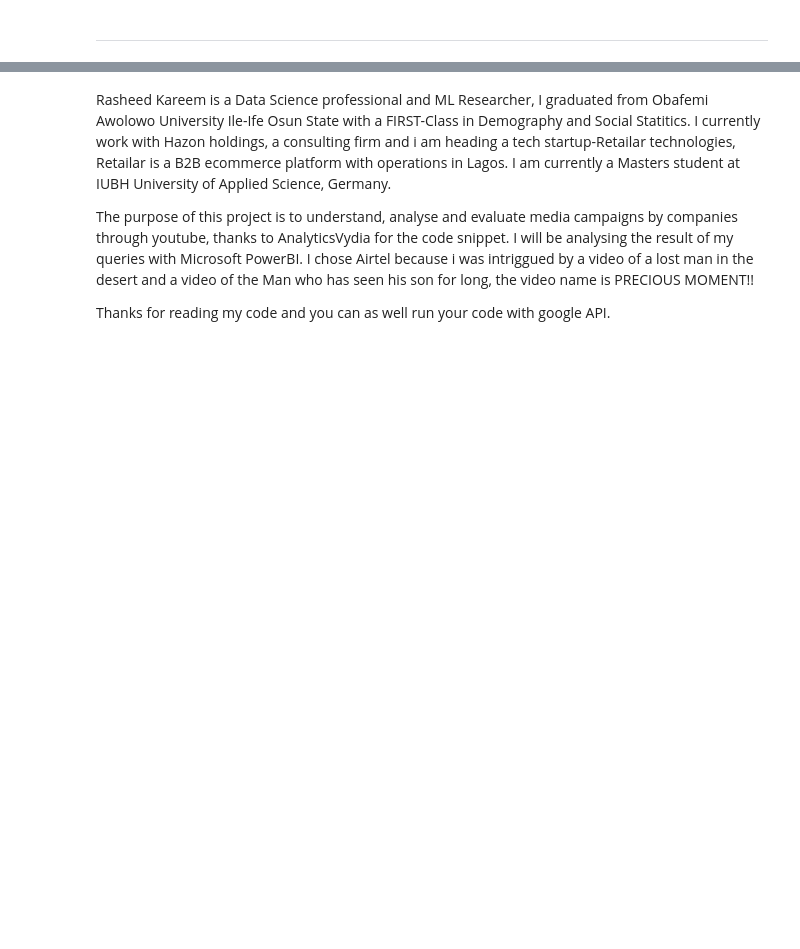
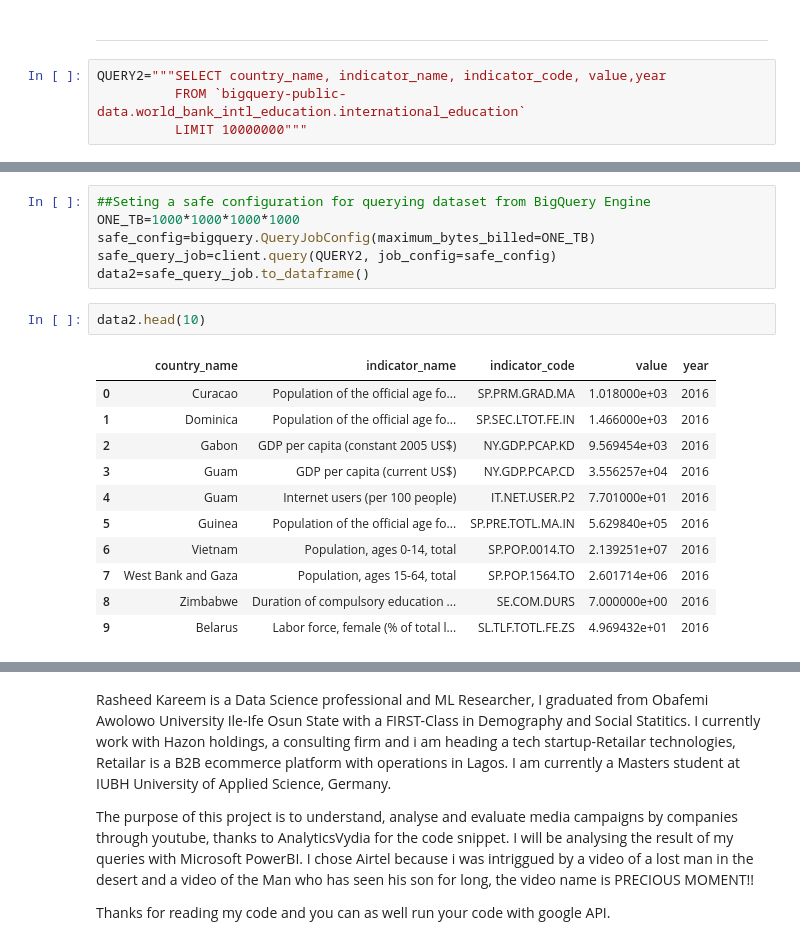
Before and after one commit to kareemrasheed89/RasheedRepository, a Jupyter notebook: Google_BigQuery_With_SQL.ipynb, the cells around one changed output, grey strips where cells are left out. Drawn from its saved outputs; the diff is of its cells as text; blank space fills up the shorter version.

```diff
--- a/Google_BigQuery_With_SQL.ipynb
+++ b/Google_BigQuery_With_SQL.ipynb
@@ -138,2 +189,6 @@ memory usage: 209.1+ KB
 # %% [markdown]
 ____________________________________________________________________________________________________________
+# %%
+QUERY2="""SELECT country_name, indicator_name, indicator_code, value,year
+          FROM `bigquery-public-data.world_bank_intl_education.international_education`
+          LIMIT 10000000"""
@@ -139,0 +202,20 @@ ________________________________________________________________________________
+# %%
+##Seting a safe configuration for querying dataset from BigQuery Engine
+ONE_TB=1000*1000*1000*1000
+safe_config=bigquery.QueryJobConfig(maximum_bytes_billed=ONE_TB)
+safe_query_job=client.query(QUERY2, job_config=safe_config)
+data2=safe_query_job.to_dataframe()
+# %%
+data2.head(10)
+# %% [output]
+|  | country_name | indicator_name | indicator_code | value | year |
+| 0 | Curacao | Population of the official age fo... | SP.PRM.GRAD.MA | 1.018000e+03 | 2016 |
+| 1 | Dominica | Population of the official age fo... | SP.SEC.LTOT.FE.IN | 1.466000e+03 | 2016 |
+| 2 | Gabon | GDP per capita (constant 2005 US$) | NY.GDP.PCAP.KD | 9.569454e+03 | 2016 |
+| 3 | Guam | GDP per capita (current US$) | NY.GDP.PCAP.CD | 3.556257e+04 | 2016 |
+| 4 | Guam | Internet users (per 100 people) | IT.NET.USER.P2 | 7.701000e+01 | 2016 |
+| 5 | Guinea | Population of the official age fo... | SP.PRE.TOTL.MA.IN | 5.629840e+05 | 2016 |
+| 6 | Vietnam | Population, ages 0-14, total | SP.POP.0014.TO | 2.139251e+07 | 2016 |
+| 7 | West Bank and Gaza | Population, ages 15-64, total | SP.POP.1564.TO | 2.601714e+06 | 2016 |
+| 8 | Zimbabwe | Duration of compulsory education ... | SE.COM.DURS | 7.000000e+00 | 2016 |
+| 9 | Belarus | Labor force, female (% of total l... | SL.TLF.TOTL.FE.ZS | 4.969432e+01 | 2016 |
```
Also changed, not shown: parts of 20 cells of this notebook.
